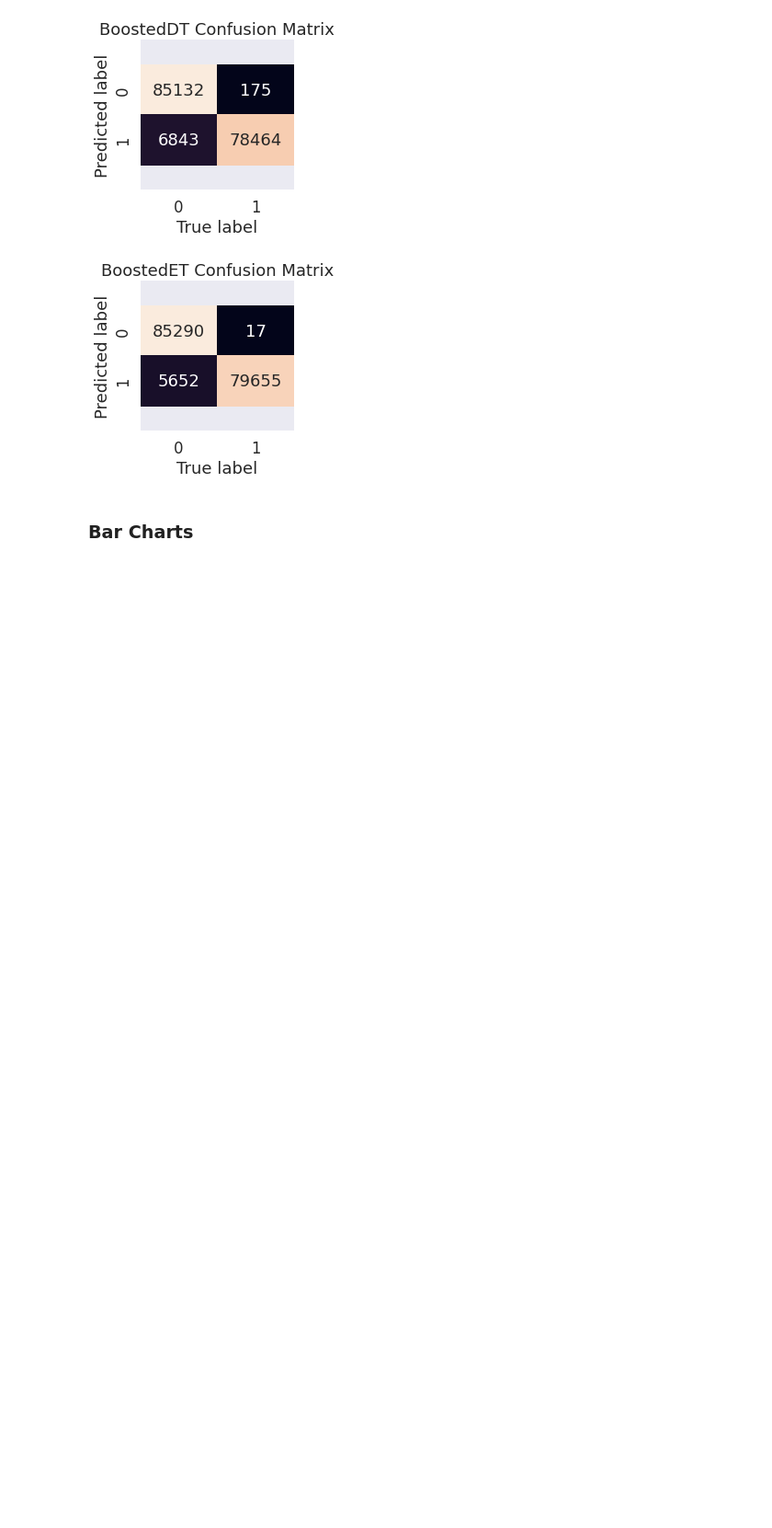
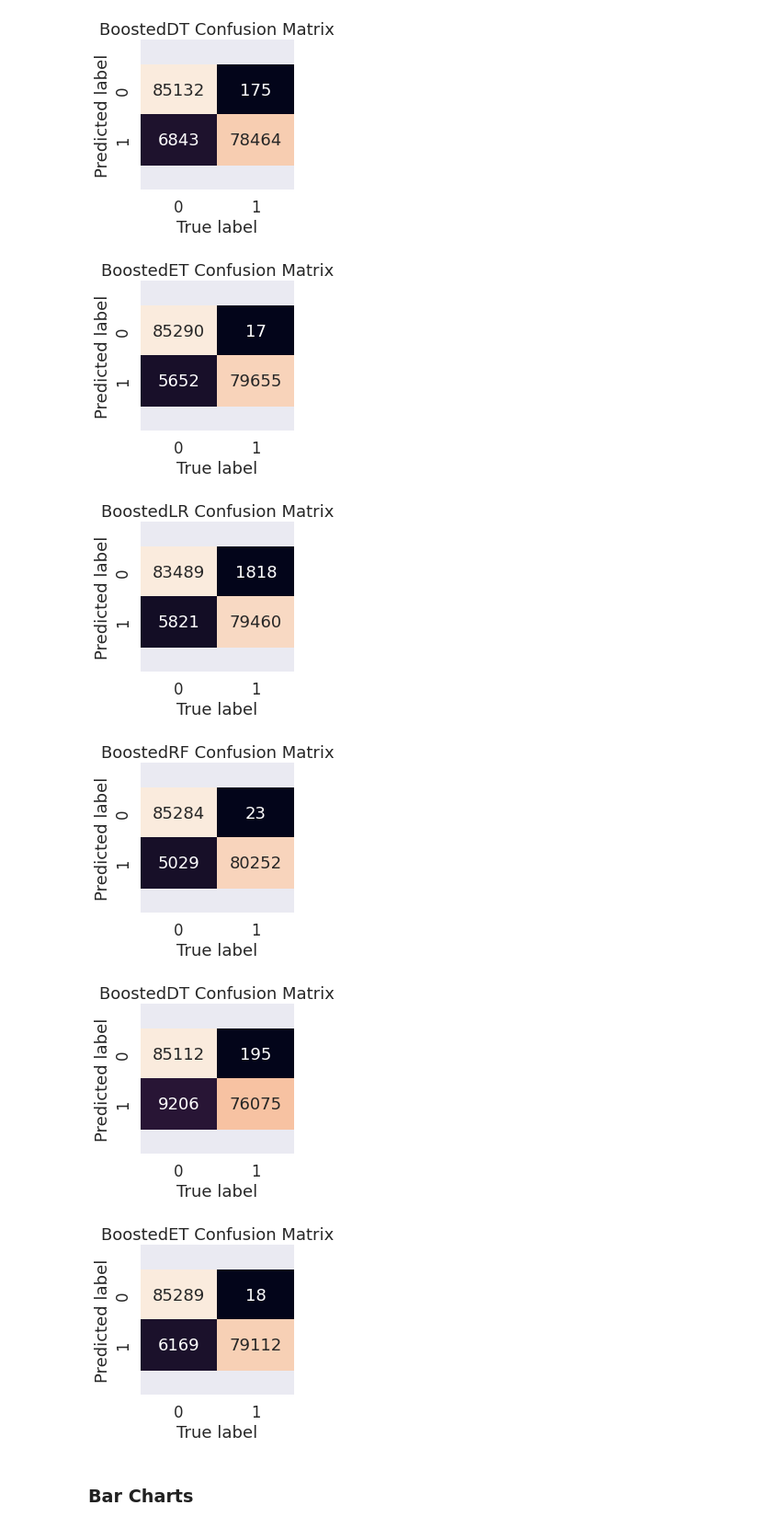
Before and after one commit to jakeisthegoat/Credit-Card-Fraud-Detection, a Jupyter notebook: Model/SMOTEAdaBoost.ipynb, the cells around one changed output. Shown at 92% size. Drawn from its saved outputs; the diff is of its cells as text; code cells hidden in the pictures; blank space fills up the shorter version.

```diff
--- a/Model/SMOTEAdaBoost.ipynb
+++ b/Model/SMOTEAdaBoost.ipynb
@@ -402,6 +402,13 @@ plot_conf_mat(boosted_models, X_train_sm, y_train_sm, X_test_sm, y_test_sm)
 [figure]
 [figure]
 [figure]
+# %%
+plot_conf_mat(boosted_models, X_train_syn, y_train_syn, X_test_syn, y_test_syn)
+# %% [output]
+[figure, added]
+[figure, added]
+[figure, added]
+[figure, added]
 # %% [markdown]
 ### Bar Charts
 # %%
```
